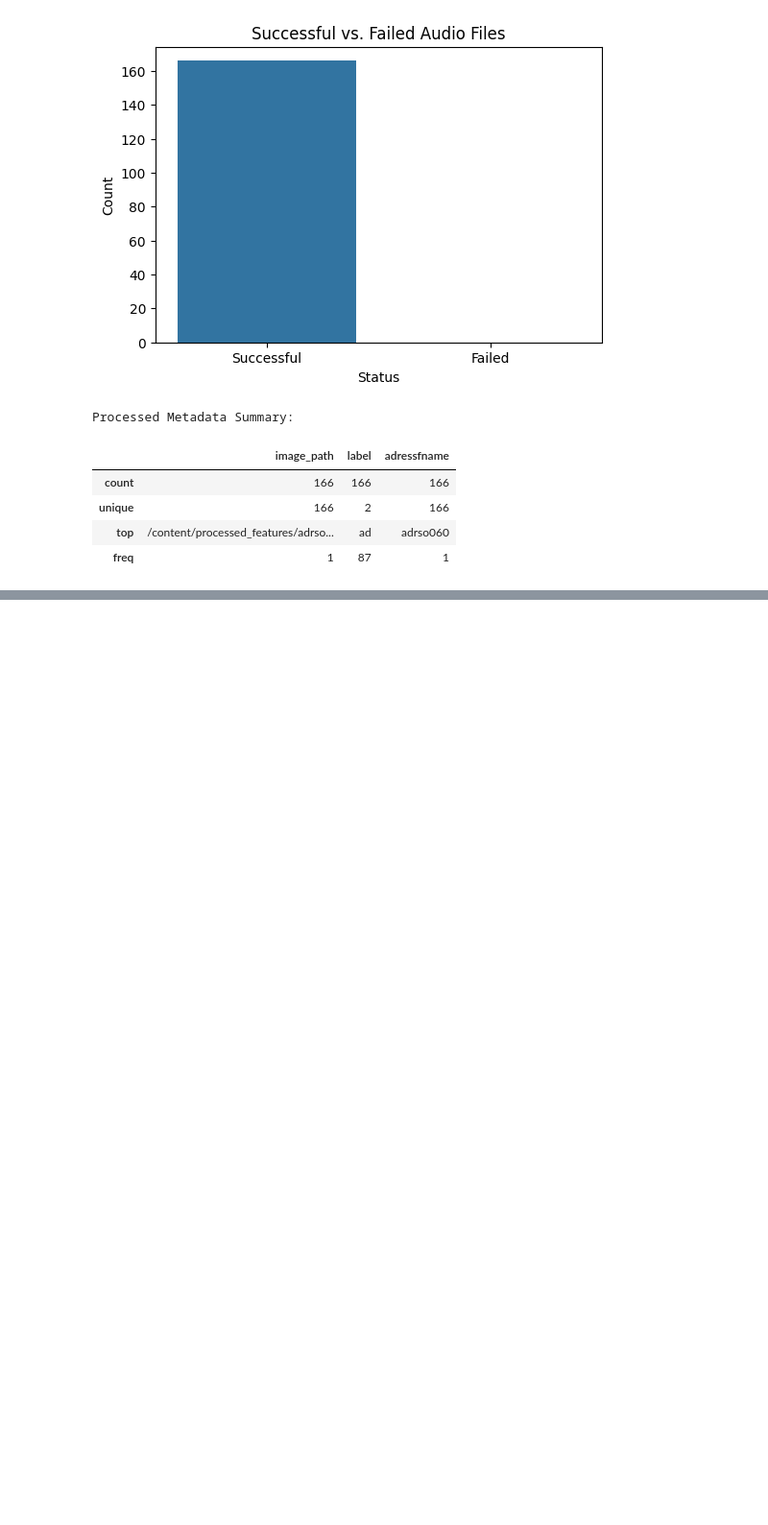
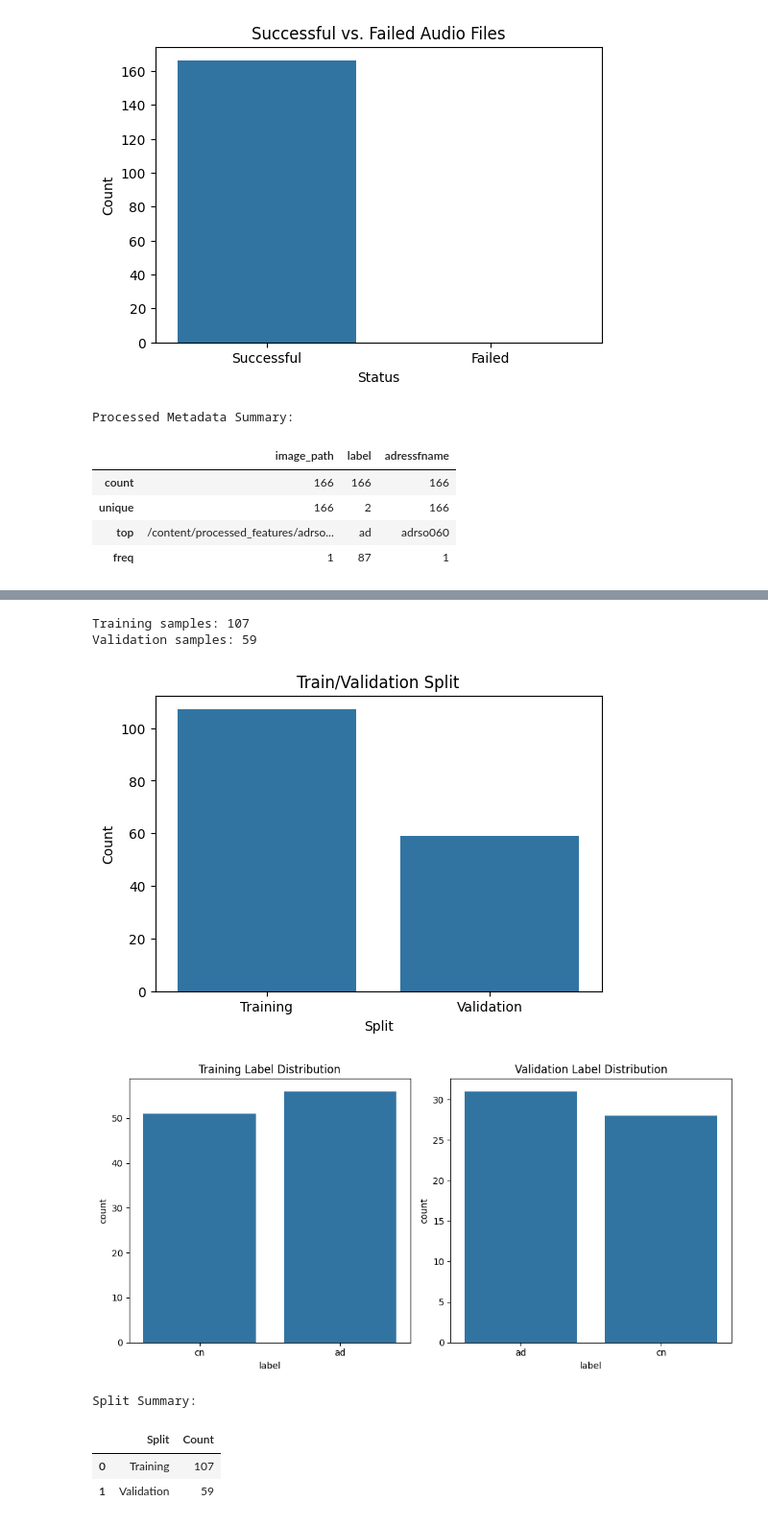
Before and after one commit to fjadidi2001/AD_Prediction, a Jupyter notebook: Detecting_dementia_from_speech_and_transcripts_using_transformers_2.ipynb, the cells around one changed output, grey strips where cells are left out. Shown at 96% size. Drawn from its saved outputs; the diff is of its cells as text; code cells hidden in the pictures; blank space fills up the shorter version.

```diff
--- a/Detecting_dementia_from_speech_and_transcripts_using_transformers_2.ipynb
+++ b/Detecting_dementia_from_speech_and_transcripts_using_transformers_2.ipynb
@@ -720,0 +737,53 @@ WARNING:huggingface_hub.file_download:Xet Storage is enabled for this repo, but
+# %%
+from sklearn.model_selection import train_test_split
+import pandas as pd
+import matplotlib.pyplot as plt
+import seaborn as sns
+
+# Combine image and text metadata
+combined_metadata = processed_metadata.copy()
+combined_metadata['text_feature'] = list(text_features)
+
+# Encode labels
+combined_metadata['label_encoded'] = combined_metadata['label'].map({'ad': 1, 'cn': 0})
+
+# Split data
+train_meta, val_meta = train_test_split(combined_metadata, test_size=0.35, stratify=combined_metadata['label_encoded'], random_state=42)
+print(f"Training samples: {len(train_meta)}")
+print(f"Validation samples: {len(val_meta)}")
+
+# Visualize: Train/Validation split
+split_counts = pd.DataFrame({
+    'Split': ['Training', 'Validation'],
+    'Count': [len(train_meta), len(val_meta)]
+})
+plt.figure(figsize=(6, 4))
+sns.barplot(data=split_counts, x='Split', y='Count')
+plt.title('Train/Validation Split')
+plt.savefig('/content/train_val_split.png')
+plt.show()
+
+# Visualize: Label distribution in splits
+plt.figure(figsize=(10, 5))
+plt.subplot(1, 2, 1)
+sns.countplot(data=train_meta, x='label')
+plt.title('Training Label Distribution')
+plt.subplot(1, 2, 2)
+sns.countplot(data=val_meta, x='label')
+plt.title('Validation Label Distribution')
+plt.tight_layout()
+plt.savefig('/content/label_split_distribution.png')
+plt.show()
+
+# Table: Split summary
+print("\nSplit Summary:")
+display(split_counts)
+# %% [output]
+Training samples: 107
+Validation samples: 59
+[figure, added]
+[figure, added]
+Split Summary:
+|  | Split | Count |
+| 0 | Training | 107 |
+| 1 | Validation | 59 |
```
Also changed, not shown: parts of 2 cells of this notebook.
